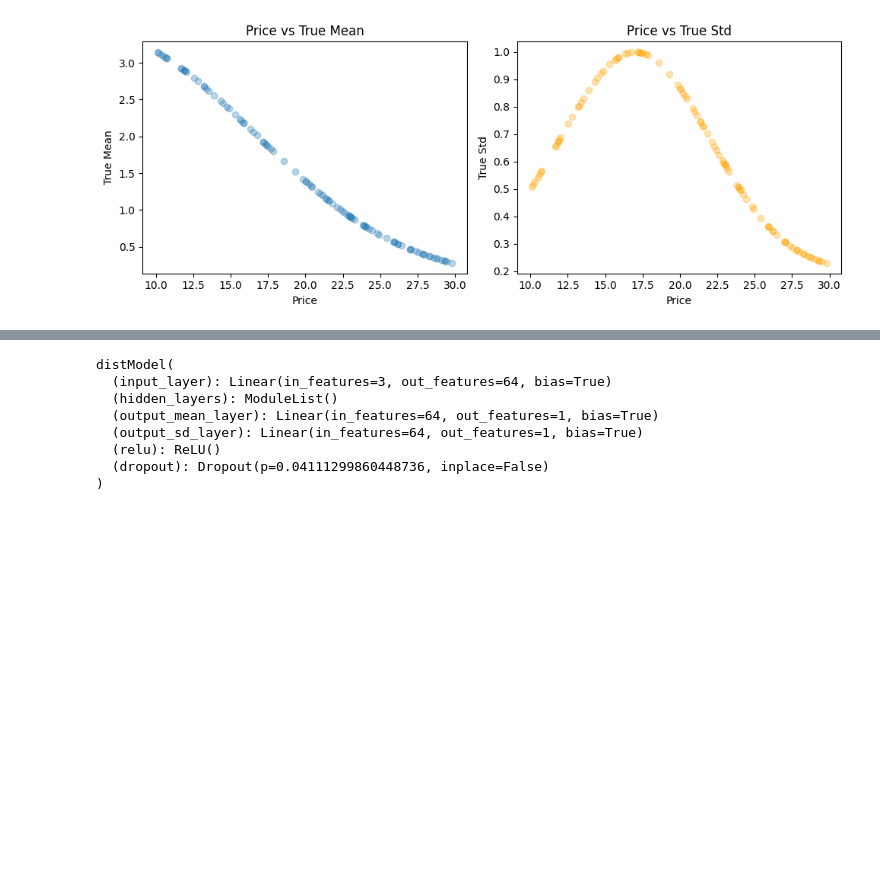
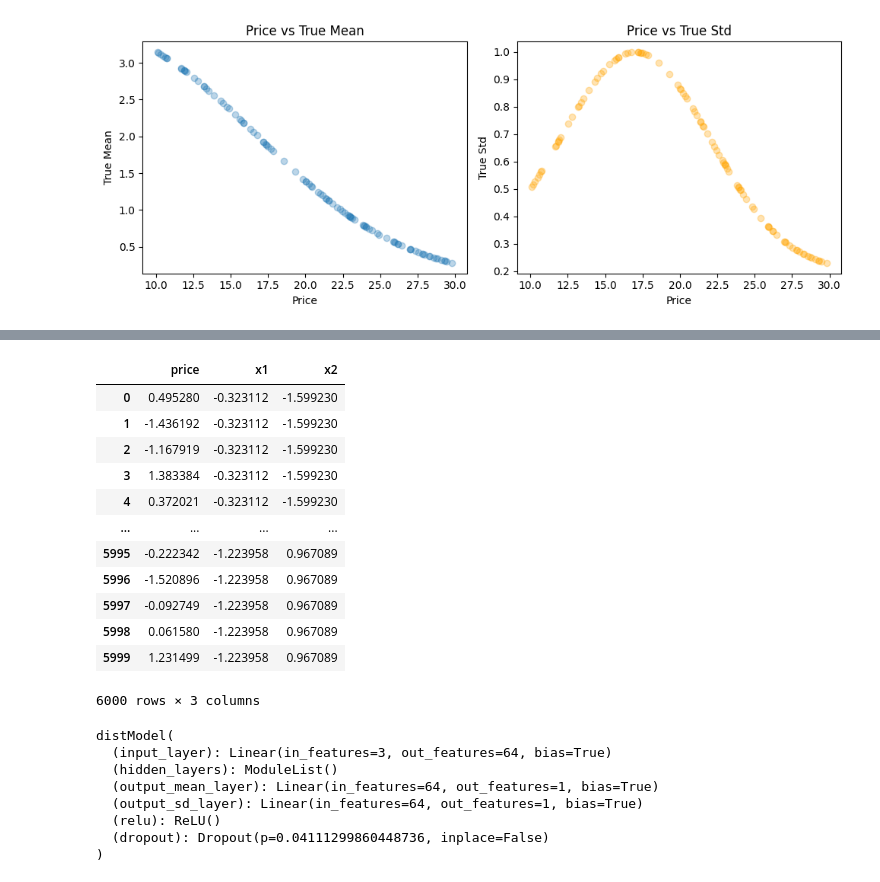
Before and after one commit to DanielLosada/DynamicPricing, a Jupyter notebook: MyImplementation/opt.ipynb, the cells around one changed output, grey strips where cells are left out. Cells and saved outputs as stored; diff of their text form; code cells hidden in the pictures; blank space fills up the shorter version.

```diff
--- a/MyImplementation/opt.ipynb
+++ b/MyImplementation/opt.ipynb
@@ -107,6 +122,22 @@ print("X_test shape: ", trainer.X_test.shape)
 X_train shape:  (6000, 3)
 X_val shape:  (2000, 3)
 X_test shape:  (2000, 3)
+# %%
+trainer.X_train
+# %% [output]
+|  | price | x1 | x2 |
+| 0 | 0.495280 | -0.323112 | -1.599230 |
+| 1 | -1.436192 | -0.323112 | -1.599230 |
+| 2 | -1.167919 | -0.323112 | -1.599230 |
+| 3 | 1.383384 | -0.323112 | -1.599230 |
+| 4 | 0.372021 | -0.323112 | -1.599230 |
+| ... | ... | ... | ... |
+| 5995 | -0.222342 | -1.223958 | 0.967089 |
+| 5996 | -1.520896 | -1.223958 | 0.967089 |
+| 5997 | -0.092749 | -1.223958 | 0.967089 |
+| 5998 | 0.061580 | -1.223958 | 0.967089 |
+| 5999 | 1.231499 | -1.223958 | 0.967089 |
+6000 rows × 3 columns
 # %%
 trainer.model
 # %% [output]
```
Also changed, not shown: parts of 11 cells of this notebook, 1 other file.
